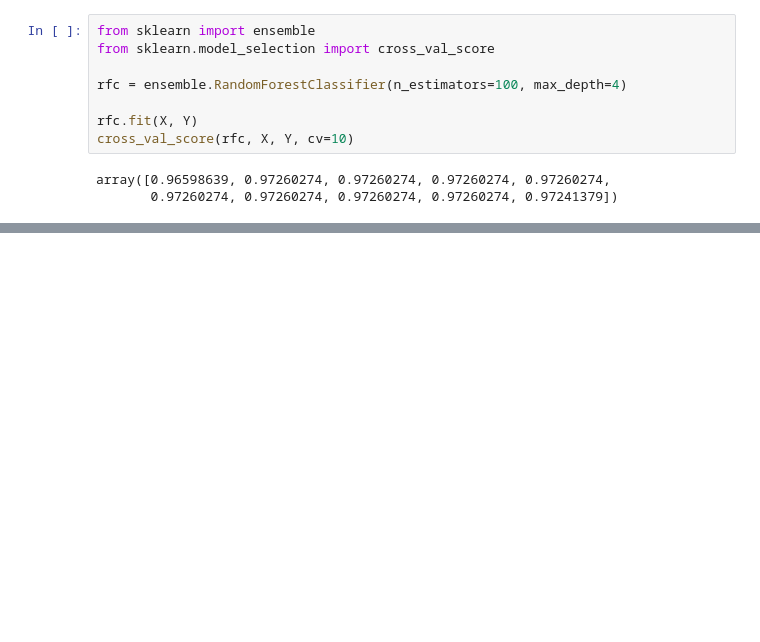
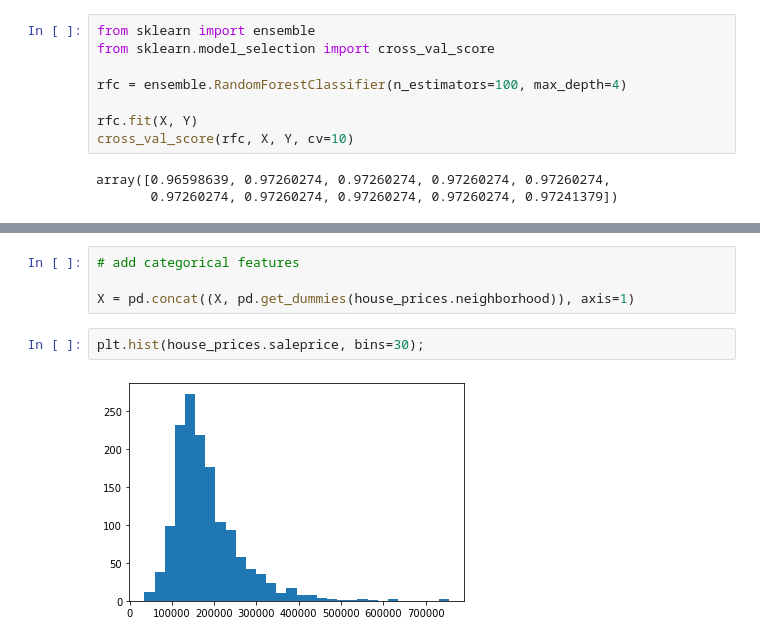
Before and after one commit to mrkjhsn/Thinkful-Exercises, a Jupyter notebook: random_forest_models_challenge.ipynb, the cells around one changed output, grey strips where cells are left out. Saved outputs shown, nothing was run; the diff lists cells and outputs as text; blank space fills up the shorter version.

```diff
--- a/random_forest_models_challenge.ipynb
+++ b/random_forest_models_challenge.ipynb
@@ -199,0 +217,8 @@ print("--- %s seconds ---" % (round(time.time() - start_time, 2)))
+# %%
+# add categorical features
+
+X = pd.concat((X, pd.get_dummies(house_prices.neighborhood)), axis=1)
+# %%
+plt.hist(house_prices.saleprice, bins=30);
+# %% [output]
+[figure, added]
```
Also changed, not shown: parts of 16 cells of this notebook.
